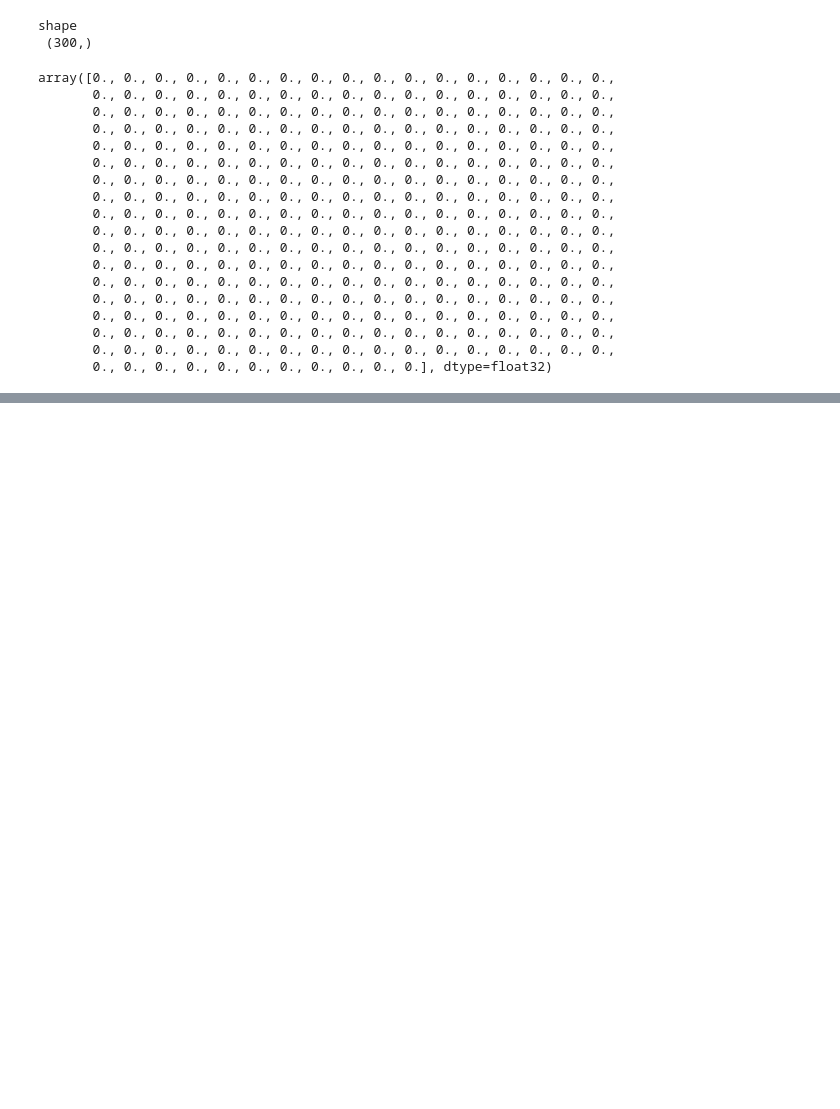
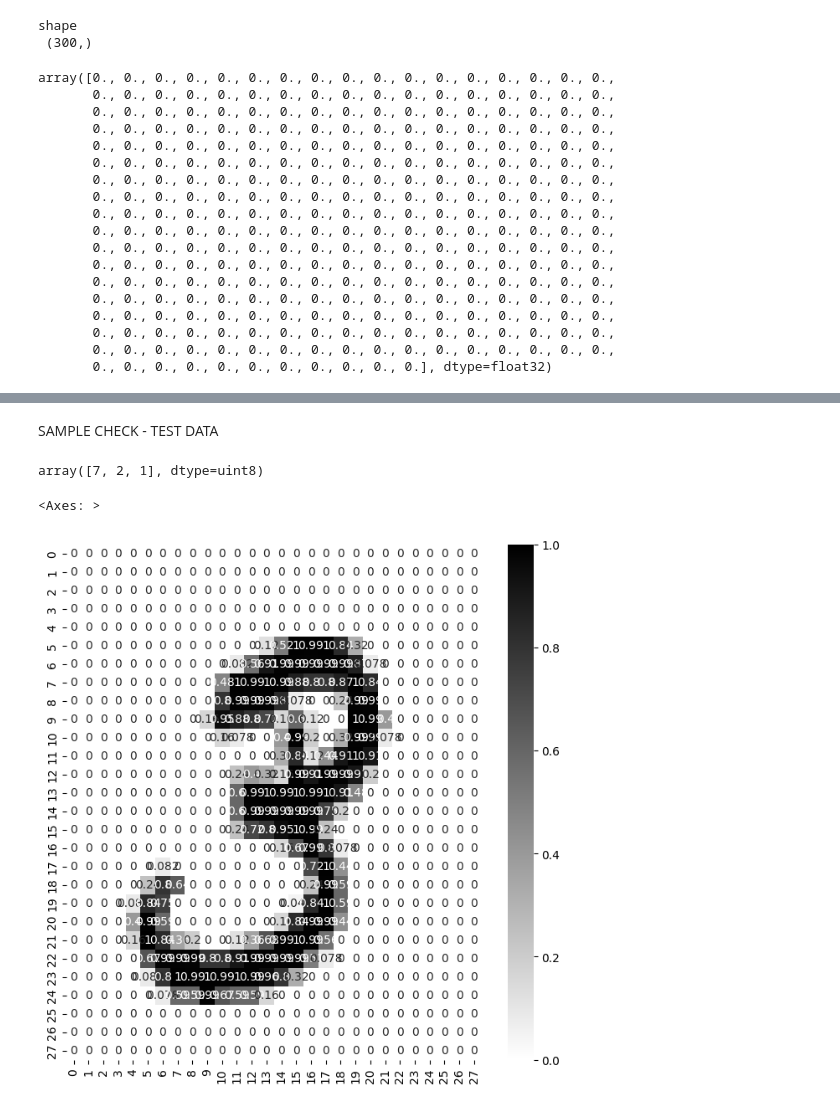
Before and after one commit to 27priyanshu/ANN-using-Keras, a Jupyter notebook: ANN_using_Keras.ipynb, the cells around one changed output, grey strips where cells are left out. Drawn from its saved outputs; the diff is of its cells as text; code cells hidden in the pictures; blank space fills up the shorter version.

```diff
--- a/ANN_using_Keras.ipynb
+++ b/ANN_using_Keras.ipynb
@@ -186,0 +263,2 @@ array([0., 0., 0., 0., 0., 0., 0., 0., 0., 0., 0., 0., 0., 0., 0., 0., 0.,
+# %% [markdown]
+SAMPLE CHECK - TEST DATA
@@ -186,0 +267,11 @@ array([0., 0., 0., 0., 0., 0., 0., 0., 0., 0., 0., 0., 0., 0., 0., 0., 0.,
+# %%
+actual = y_test[:3]
+actual
+# %% [output]
+array([7, 2, 1], dtype=uint8)
+# %%
+plt.figure(figsize=(8,8))
+sns.heatmap(x_train[1],annot=True,cmap="binary")
+# %% [output]
+<Axes: >
+[figure, added]
```
Also changed, not shown: parts of 16 cells of this notebook.
